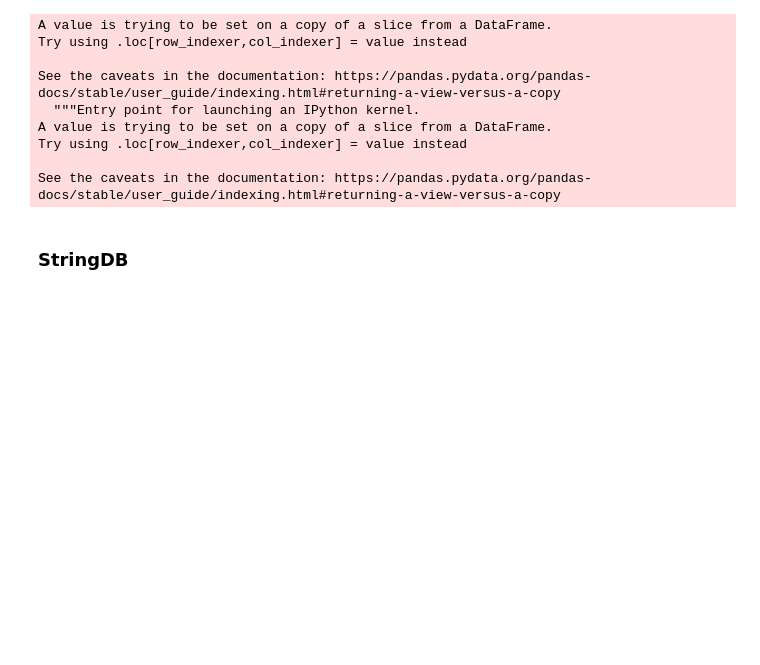
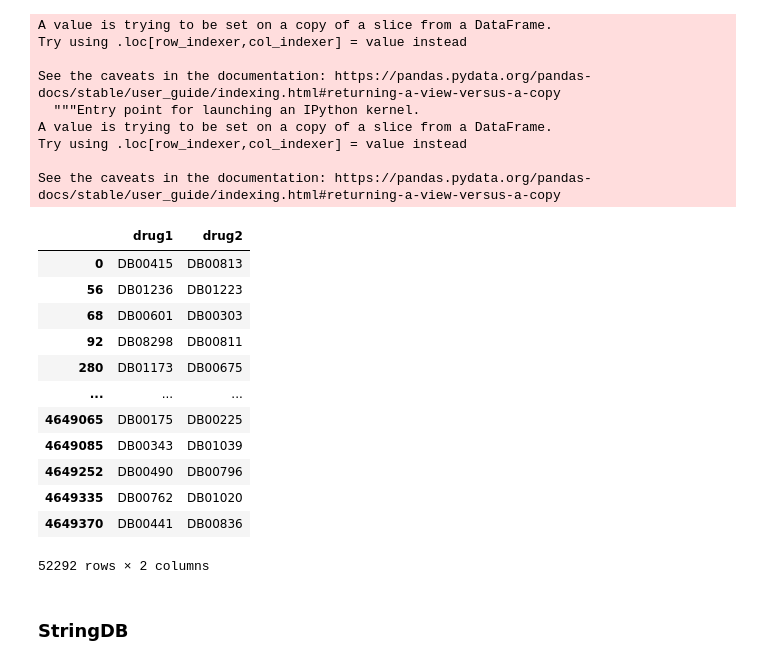
Before and after one commit to lhx3762/COVID19-Drug-Repurposing, a Jupyter notebook: jupyter_notebook/disgenet_decagon_stringdb.ipynb, the cells around one changed output. Cells and saved outputs as stored; diff of their text form; code cells hidden in the pictures; blank space fills up the shorter version.

```diff
--- a/jupyter_notebook/disgenet_decagon_stringdb.ipynb
+++ b/jupyter_notebook/disgenet_decagon_stringdb.ipynb
@@ -185,3 +185,19 @@ See the caveats in the documentation: https://pandas.pydata.org/pandas-docs/stab
 decagon = decagon.dropna()
 # %%
 decagon_final = decagon.drop_duplicates()
+# %%
+decagon_final
+# %% [output]
+|  | drug1 | drug2 |
+| 0 | DB00415 | DB00813 |
+| 56 | DB01236 | DB01223 |
+| 68 | DB00601 | DB00303 |
+| 92 | DB08298 | DB00811 |
+| 280 | DB01173 | DB00675 |
+| ... | ... | ... |
+| 4649065 | DB00175 | DB00225 |
+| 4649085 | DB00343 | DB01039 |
+| 4649252 | DB00490 | DB00796 |
+| 4649335 | DB00762 | DB01020 |
+| 4649370 | DB00441 | DB00836 |
+52292 rows × 2 columns
```
Also changed, not shown: parts of 4 cells of this notebook, 7 other files.
